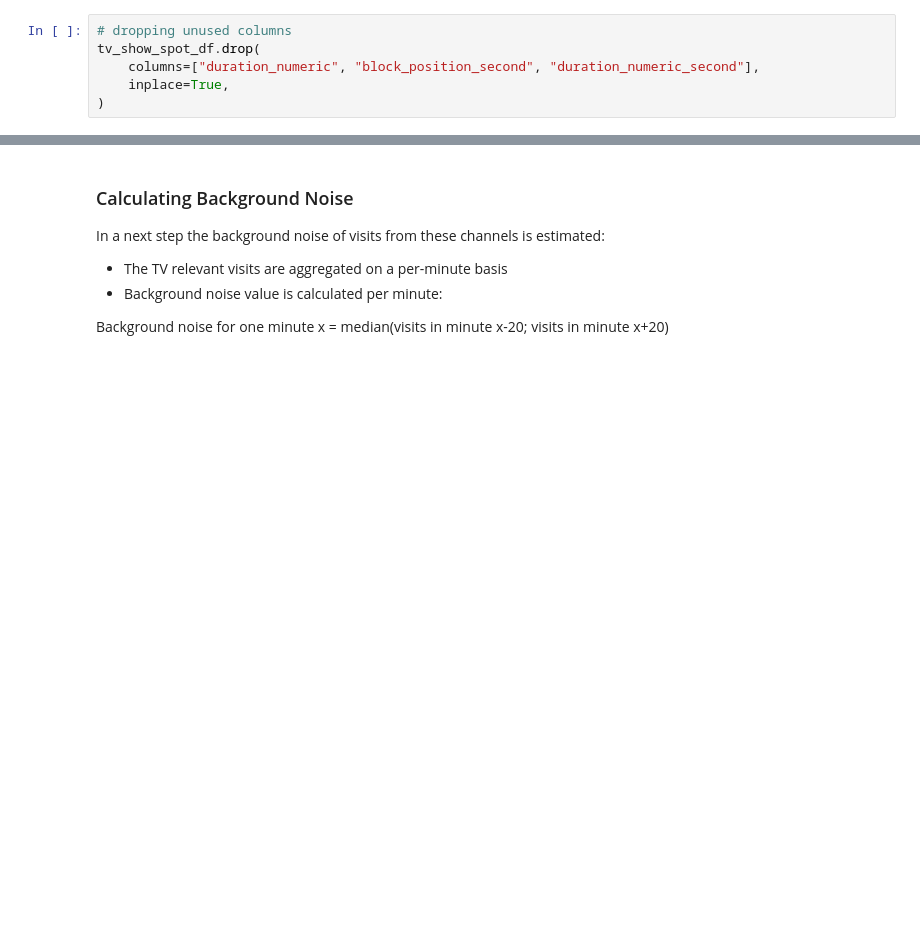
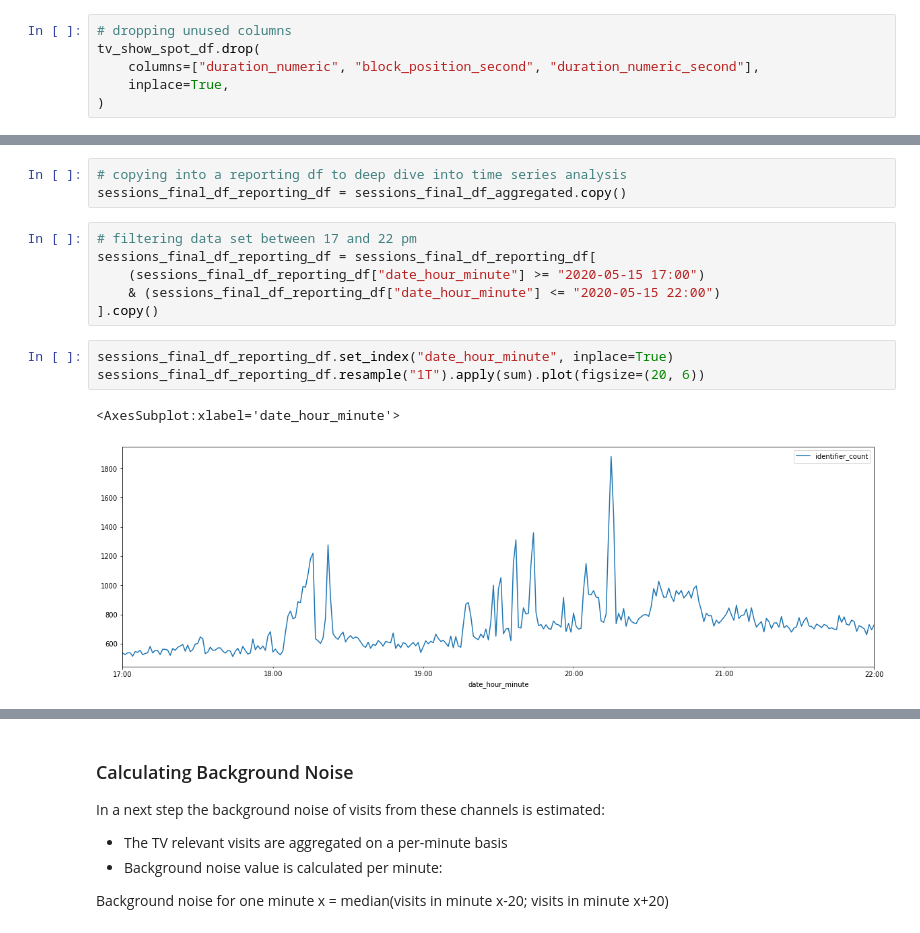
Before and after one commit to ElifKarakutukDinc/e-commerce_tv_spot_attribution_analysis, a Jupyter notebook: TV_Probability.ipynb, the cells around one changed output, grey strips where cells are left out. Cells and saved outputs as stored; diff of their text form; blank space fills up the shorter version.

Commit message:
TV spot and transaction time series chart has been added

```diff
--- a/TV_Probability.ipynb
+++ b/TV_Probability.ipynb
@@ -146,0 +187,15 @@ tv_show_spot_df
+# %%
+# copying into a reporting df to deep dive into time series analysis
+sessions_final_df_reporting_df = sessions_final_df_aggregated.copy()
+# %%
+# filtering data set between 17 and 22 pm
+sessions_final_df_reporting_df = sessions_final_df_reporting_df[
+    (sessions_final_df_reporting_df["date_hour_minute"] >= "2020-05-15 17:00")
+    & (sessions_final_df_reporting_df["date_hour_minute"] <= "2020-05-15 22:00")
+].copy()
+# %%
+sessions_final_df_reporting_df.set_index("date_hour_minute", inplace=True)
+sessions_final_df_reporting_df.resample("1T").apply(sum).plot(figsize=(20, 6))
+# %% [output]
+<AxesSubplot:xlabel='date_hour_minute'>
+[figure, added]
```
Also changed, not shown: parts of 24 cells of this notebook, 1 other file.
